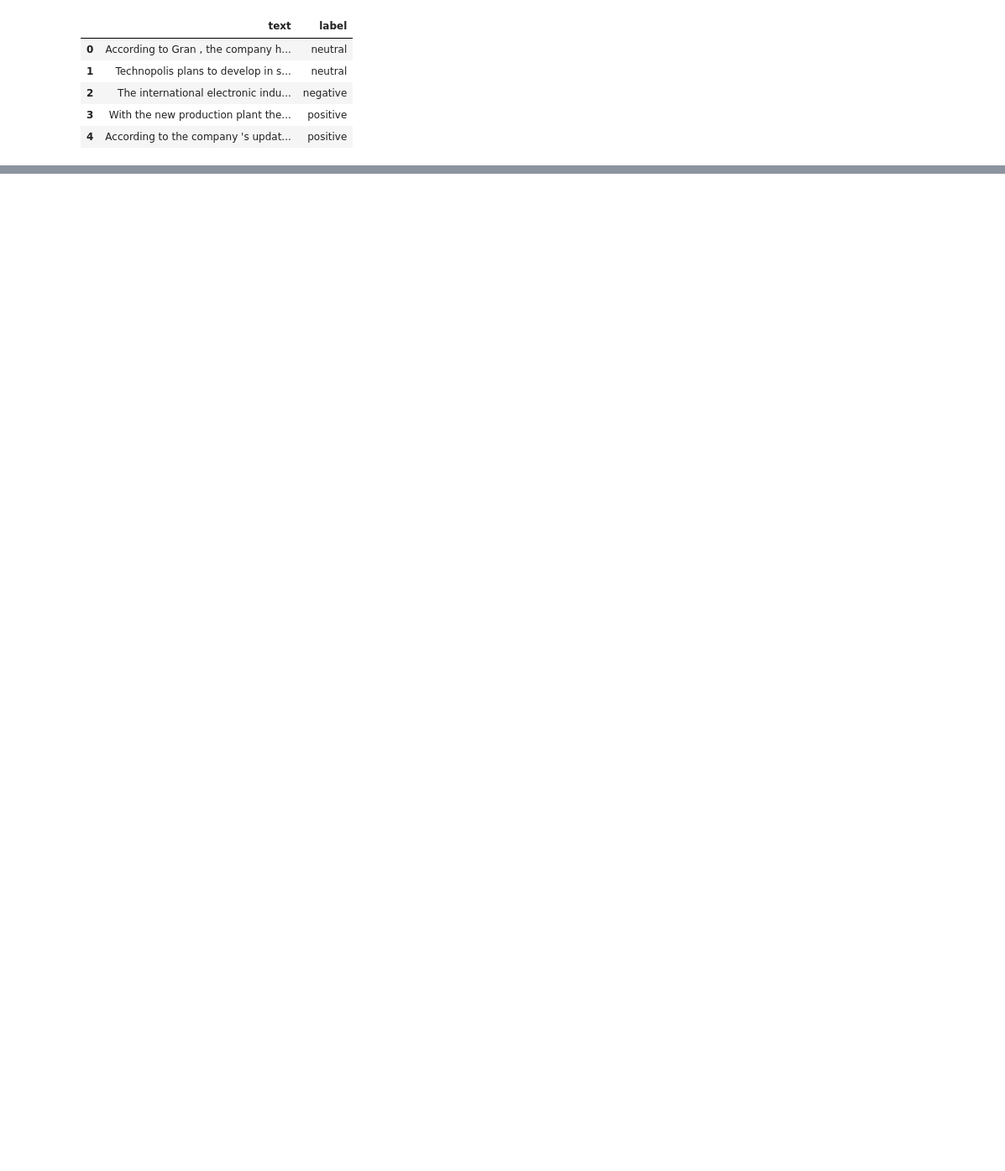
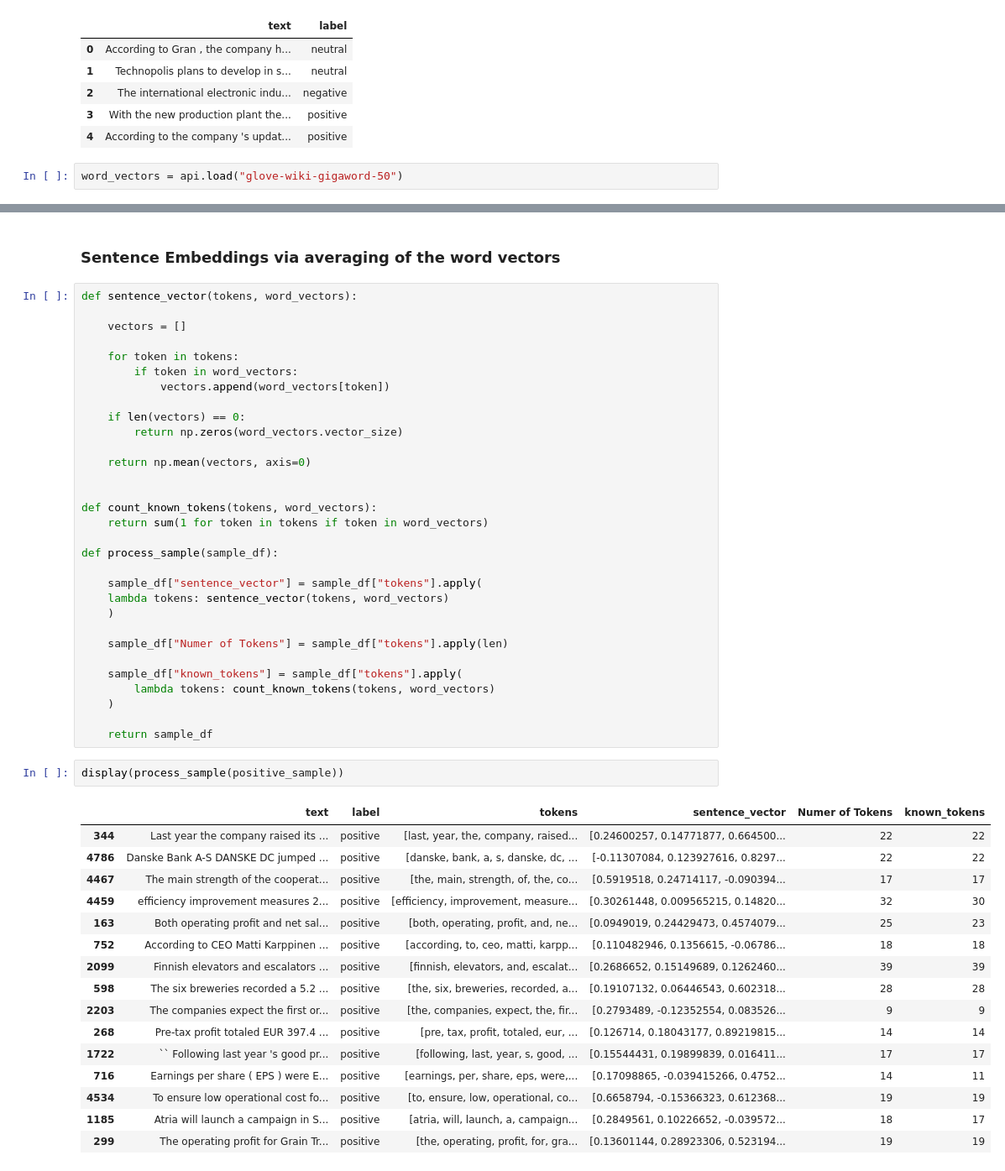
Before and after one commit to theodorhagen/sentiment-analysis-financial-news, a Jupyter notebook: 4_Similarity.ipynb, the cells around one changed output, grey strips where cells are left out. Shown at 84% size. Drawn from its saved outputs; the diff is of its cells as text; blank space fills up the shorter version.

Commit message:
Add last changes

```diff
--- a/4_Similarity.ipynb
+++ b/4_Similarity.ipynb
@@ -35,3 +35,5 @@ df.head()
 | 2 | The international electronic indu... | negative |
 | 3 | With the new production plant the... | positive |
 | 4 | According to the company 's updat... | positive |
+# %%
+word_vectors = api.load("glove-wiki-gigaword-50")
@@ -37,0 +61,52 @@ df.head()
+# %% [markdown]
+### Sentence Embeddings via averaging of the word vectors
+# %%
+def sentence_vector(tokens, word_vectors):
+
+    vectors = []
+
+    for token in tokens:
+        if token in word_vectors:
+            vectors.append(word_vectors[token])
+
+    if len(vectors) == 0:
+        return np.zeros(word_vectors.vector_size)
+
+    return np.mean(vectors, axis=0)
+
+
+def count_known_tokens(tokens, word_vectors):
+    return sum(1 for token in tokens if token in word_vectors)
+
+def process_sample(sample_df):
+
+    sample_df["sentence_vector"] = sample_df["tokens"].apply(
+    lambda tokens: sentence_vector(tokens, word_vectors)
+    )
+
+    sample_df["Numer of Tokens"] = sample_df["tokens"].apply(len)
+
+    sample_df["known_tokens"] = sample_df["tokens"].apply(
+        lambda tokens: count_known_tokens(tokens, word_vectors)
+    )
+
+    return sample_df
+# %%
+display(process_sample(positive_sample))
+# %% [output]
+|  | text | label | tokens | sentence_vector | Numer of Tokens | known_tokens |
+| 344 | Last year the company raised its ... | positive | [last, year, the, company, raised... | [0.24600257, 0.14771877, 0.664500... | 22 | 22 |
+| 4786 | Danske Bank A-S DANSKE DC jumped ... | positive | [danske, bank, a, s, danske, dc, ... | [-0.11307084, 0.123927616, 0.8297... | 22 | 22 |
+| 4467 | The main strength of the cooperat... | positive | [the, main, strength, of, the, co... | [0.5919518, 0.24714117, -0.090394... | 17 | 17 |
+| 4459 | efficiency improvement measures 2... | positive | [efficiency, improvement, measure... | [0.30261448, 0.009565215, 0.14820... | 32 | 30 |
+| 163 | Both operating profit and net sal... | positive | [both, operating, profit, and, ne... | [0.0949019, 0.24429473, 0.4574079... | 25 | 23 |
+| 752 | According to CEO Matti Karppinen ... | positive | [according, to, ceo, matti, karpp... | [0.110482946, 0.1356615, -0.06786... | 18 | 18 |
+| 2099 | Finnish elevators and escalators ... | positive | [finnish, elevators, and, escalat... | [0.2686652, 0.15149689, 0.1262460... | 39 | 39 |
+| 598 | The six breweries recorded a 5.2 ... | positive | [the, six, breweries, recorded, a... | [0.19107132, 0.06446543, 0.602318... | 28 | 28 |
+| 2203 | The companies expect the first or... | positive | [the, companies, expect, the, fir... | [0.2793489, -0.12352554, 0.083526... | 9 | 9 |
+| 268 | Pre-tax profit totaled EUR 397.4 ... | positive | [pre, tax, profit, totaled, eur, ... | [0.126714, 0.18043177, 0.89219815... | 14 | 14 |
+| 1722 | `` Following last year 's good pr... | positive | [following, last, year, s, good, ... | [0.15544431, 0.19899839, 0.016411... | 17 | 17 |
+| 716 | Earnings per share ( EPS ) were E... | positive | [earnings, per, share, eps, were,... | [0.17098865, -0.039415266, 0.4752... | 14 | 11 |
+| 4534 | To ensure low operational cost fo... | positive | [to, ensure, low, operational, co... | [0.6658794, -0.15366323, 0.612368... | 19 | 19 |
+| 1185 | Atria will launch a campaign in S... | positive | [atria, will, launch, a, campaign... | [0.2849561, 0.10226652, -0.039572... | 18 | 17 |
+| 299 | The operating profit for Grain Tr... | positive | [the, operating, profit, for, gra... | [0.13601144, 0.28923306, 0.523194... | 19 | 19 |
```
Also changed, not shown: parts of 12 cells of this notebook, 3 other files.
